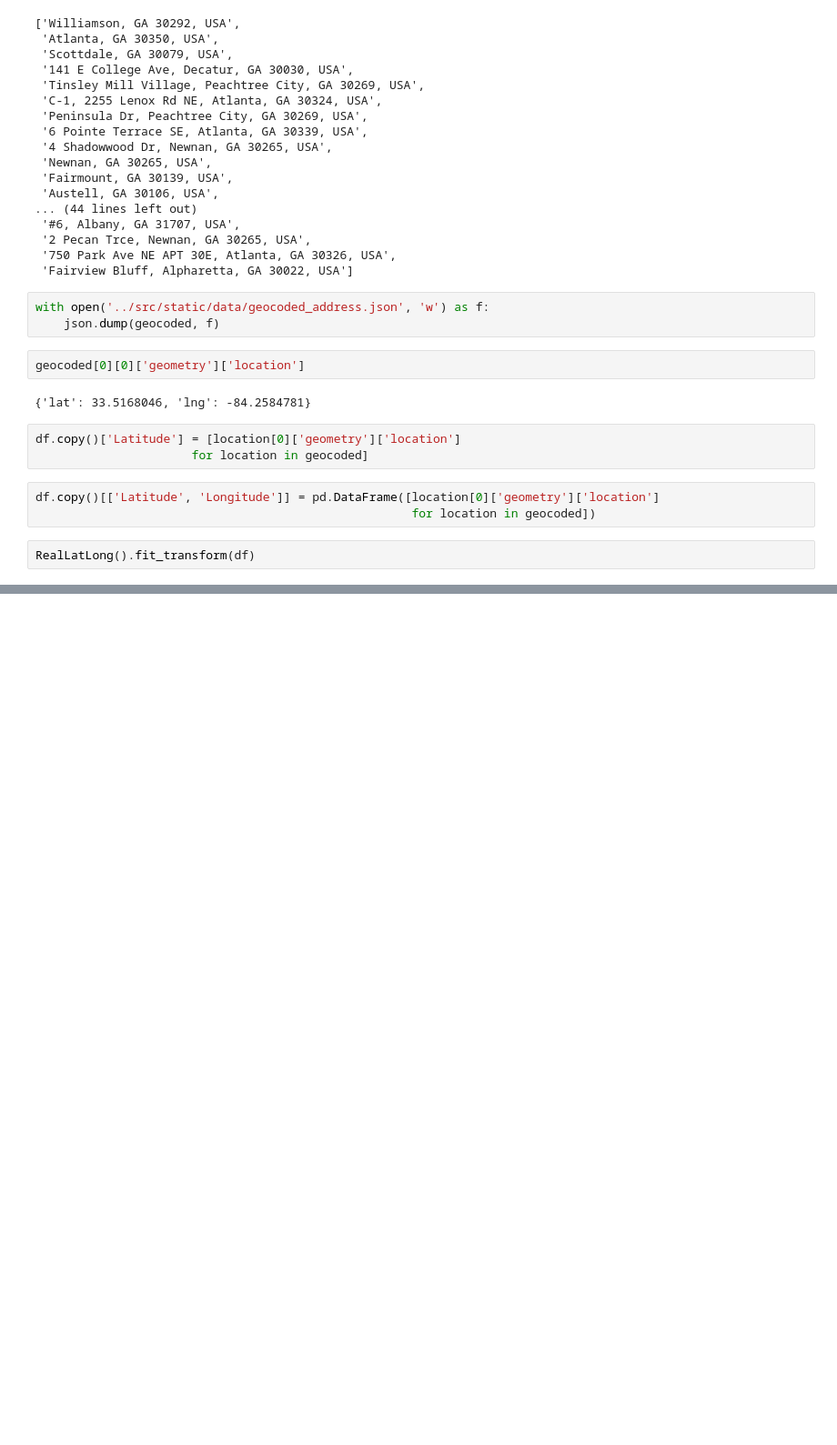
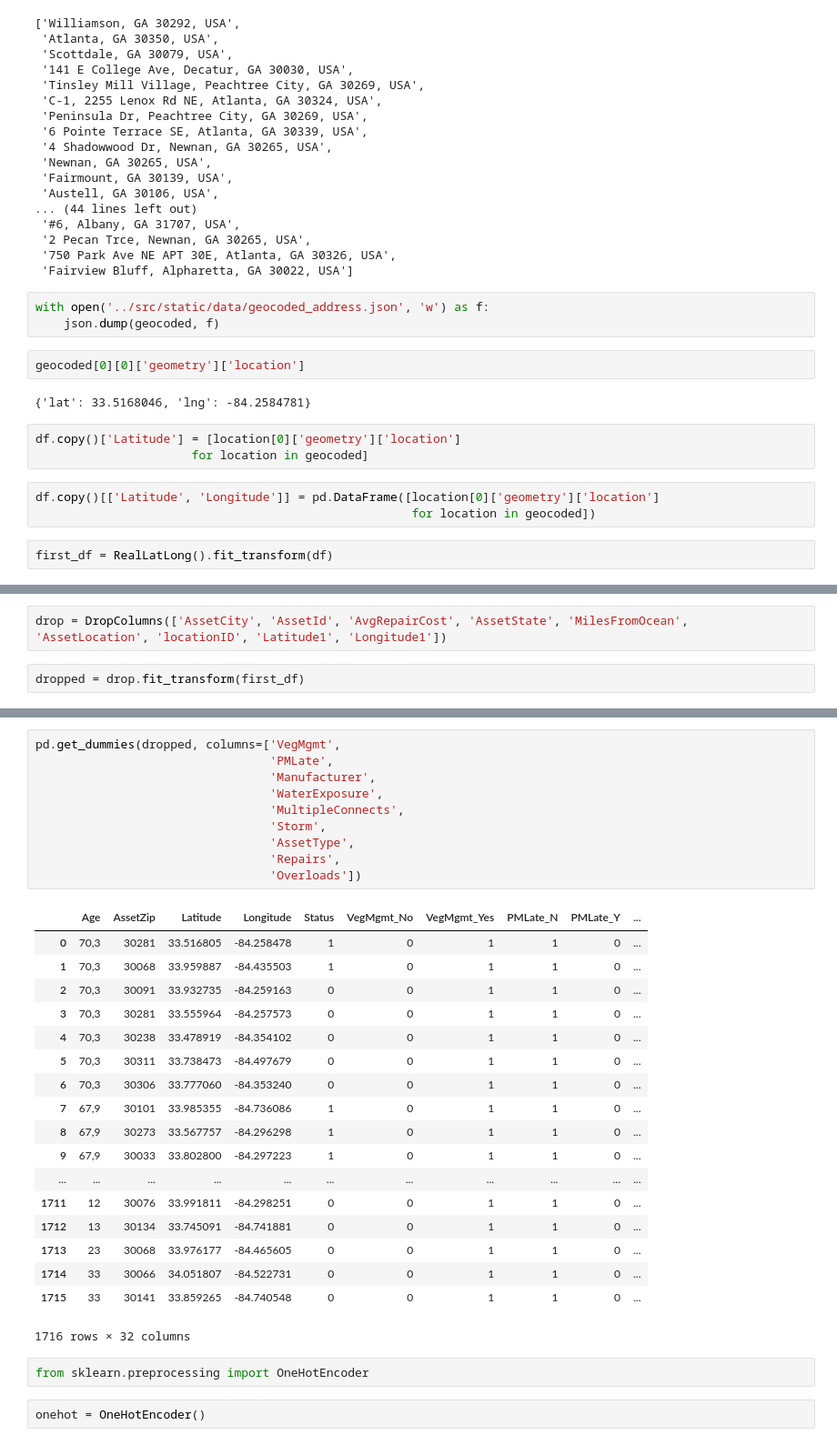
Before and after one commit to kurtrm/predicting_equipment_failure, a Jupyter notebook: notebooks/new_explore.ipynb, the cells around one changed output, grey strips where cells are left out. Shown at 91% size. Cells and saved outputs as stored; diff of their text form; blank space fills up the shorter version.

```diff
--- a/notebooks/new_explore.ipynb
+++ b/notebooks/new_explore.ipynb
@@ -224,4 +264,4 @@ df.copy()['Latitude'] = [location[0]['geometry']['location']
 df.copy()[['Latitude', 'Longitude']] = pd.DataFrame([location[0]['geometry']['location']
                                                      for location in geocoded])
 # %%
-RealLatLong().fit_transform(df)
+first_df = RealLatLong().fit_transform(df)
@@ -253,0 +268,4 @@ with open('/home/kurtrm/.secrets/geocoding.yaml', 'r') as f:
+# %%
+drop = DropColumns(['AssetCity', 'AssetId', 'AvgRepairCost', 'AssetState', 'MilesFromOcean', 'AssetLocation', 'locationID', 'Latitude1', 'Longitude1'])
+# %%
+dropped = drop.fit_transform(first_df)
@@ -253,0 +281,33 @@ with open('/home/kurtrm/.secrets/geocoding.yaml', 'r') as f:
+# %%
+pd.get_dummies(dropped, columns=['VegMgmt',
+                                 'PMLate',
+                                 'Manufacturer',
+                                 'WaterExposure',
+                                 'MultipleConnects',
+                                 'Storm',
+                                 'AssetType',
+                                 'Repairs',
+                                 'Overloads'])
+# %% [output]
+|  | Age | AssetZip | Latitude | Longitude | Status | VegMgmt_No | VegMgmt_Yes | PMLate_N | PMLate_Y | ... |
+| 0 | 70,3 | 30281 | 33.516805 | -84.258478 | 1 | 0 | 1 | 1 | 0 | ... |
+| 1 | 70,3 | 30068 | 33.959887 | -84.435503 | 1 | 0 | 1 | 1 | 0 | ... |
+| 2 | 70,3 | 30091 | 33.932735 | -84.259163 | 0 | 0 | 1 | 1 | 0 | ... |
+| 3 | 70,3 | 30281 | 33.555964 | -84.257573 | 0 | 0 | 1 | 1 | 0 | ... |
+| 4 | 70,3 | 30238 | 33.478919 | -84.354102 | 0 | 0 | 1 | 1 | 0 | ... |
+| 5 | 70,3 | 30311 | 33.738473 | -84.497679 | 0 | 0 | 1 | 1 | 0 | ... |
+| 6 | 70,3 | 30306 | 33.777060 | -84.353240 | 0 | 0 | 1 | 1 | 0 | ... |
+| 7 | 67,9 | 30101 | 33.985355 | -84.736086 | 1 | 0 | 1 | 1 | 0 | ... |
+| 8 | 67,9 | 30273 | 33.567757 | -84.296298 | 1 | 0 | 1 | 1 | 0 | ... |
+| 9 | 67,9 | 30033 | 33.802800 | -84.297223 | 1 | 0 | 1 | 1 | 0 | ... |
+| ... | ... | ... | ... | ... | ... | ... | ... | ... | ... | ... |
+| 1711 | 12 | 30076 | 33.991811 | -84.298251 | 0 | 0 | 1 | 1 | 0 | ... |
+| 1712 | 13 | 30134 | 33.745091 | -84.741881 | 0 | 0 | 1 | 1 | 0 | ... |
+| 1713 | 23 | 30068 | 33.976177 | -84.465605 | 0 | 0 | 1 | 1 | 0 | ... |
+| 1714 | 33 | 30066 | 34.051807 | -84.522731 | 0 | 0 | 1 | 1 | 0 | ... |
+| 1715 | 33 | 30141 | 33.859265 | -84.740548 | 0 | 0 | 1 | 1 | 0 | ... |
+1716 rows × 32 columns
+# %%
+from sklearn.preprocessing import OneHotEncoder
+# %%
+onehot = OneHotEncoder()
```
Also changed, not shown: parts of 10 cells of this notebook, 1 other file.
